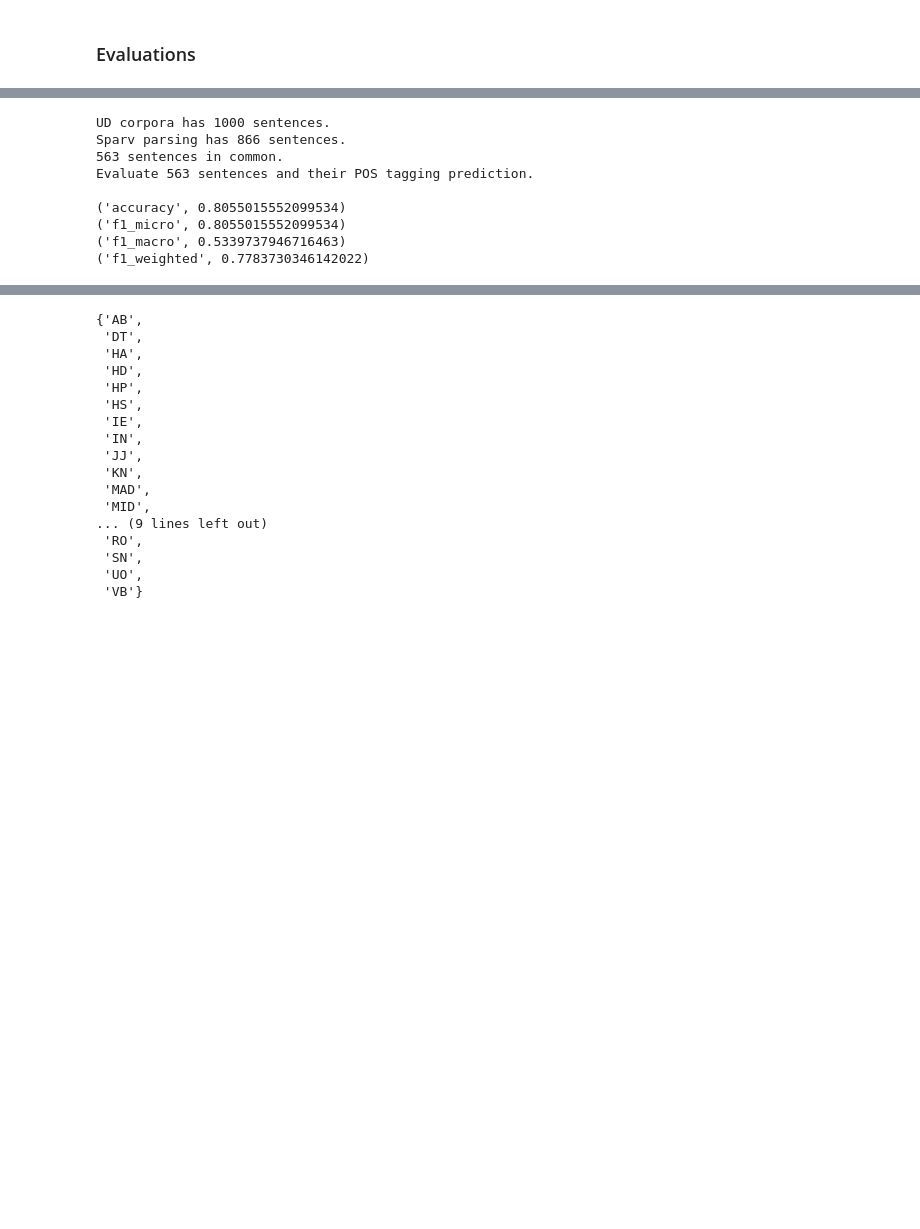
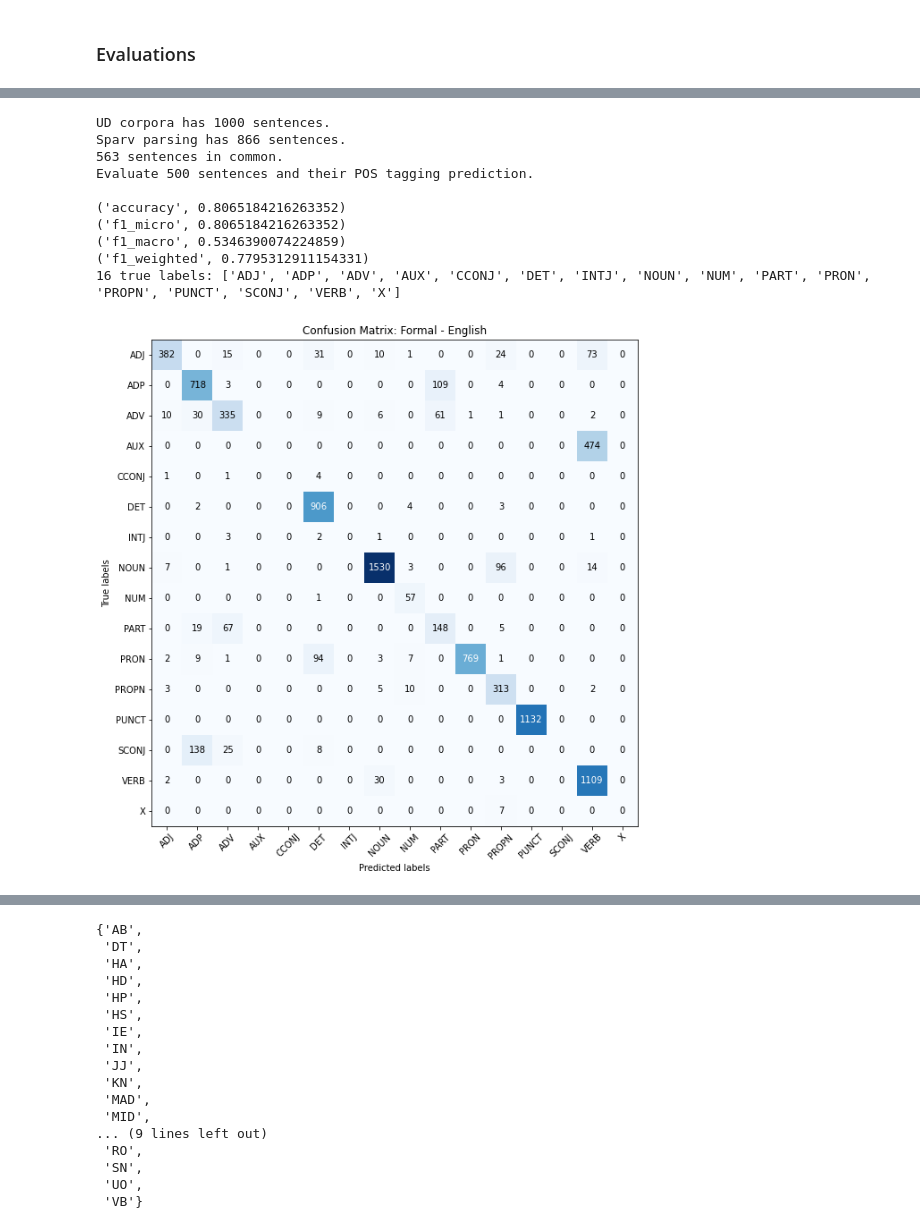
Before and after one commit to chickenbror/ltr-parser-eval, a Jupyter notebook: ParserEval.ipynb, the cells around one changed output, grey strips where cells are left out. Cells and saved outputs as stored; diff of their text form; code cells hidden in the pictures; blank space fills up the shorter version.

```diff
--- a/ParserEval.ipynb
+++ b/ParserEval.ipynb
@@ -254,15 +297,17 @@ Evaluate 674 sentences and their POS tagging prediction.
 # %%
 # Formal - English
-eval_domain(eng_formal, sparv_en_formal)
+eval_domain(eng_formal, sparv_en_formal, domain_name='Formal - English')
 # %% [output]
 UD corpora has 1000 sentences.
 Sparv parsing has 866 sentences.
 563 sentences in common.
-Evaluate 563 sentences and their POS tagging prediction.
+Evaluate 500 sentences and their POS tagging prediction.
 
-('accuracy', 0.8055015552099534)
-('f1_micro', 0.8055015552099534)
-('f1_macro', 0.5339737946716463)
-('f1_weighted', 0.7783730346142022)
+('accuracy', 0.8065184216263352)
+('f1_micro', 0.8065184216263352)
+('f1_macro', 0.5346390074224859)
+('f1_weighted', 0.7795312911154331)
+16 true labels: ['ADJ', 'ADP', 'ADV', 'AUX', 'CCONJ', 'DET', 'INTJ', 'NOUN', 'NUM', 'PART', 'PRON', 'PROPN', 'PUNCT', 'SCONJ', 'VERB', 'X']
+[figure, added]
 # %%
 # Lit - English
```
Also changed, not shown: parts of 11 cells of this notebook, 3 other files.
